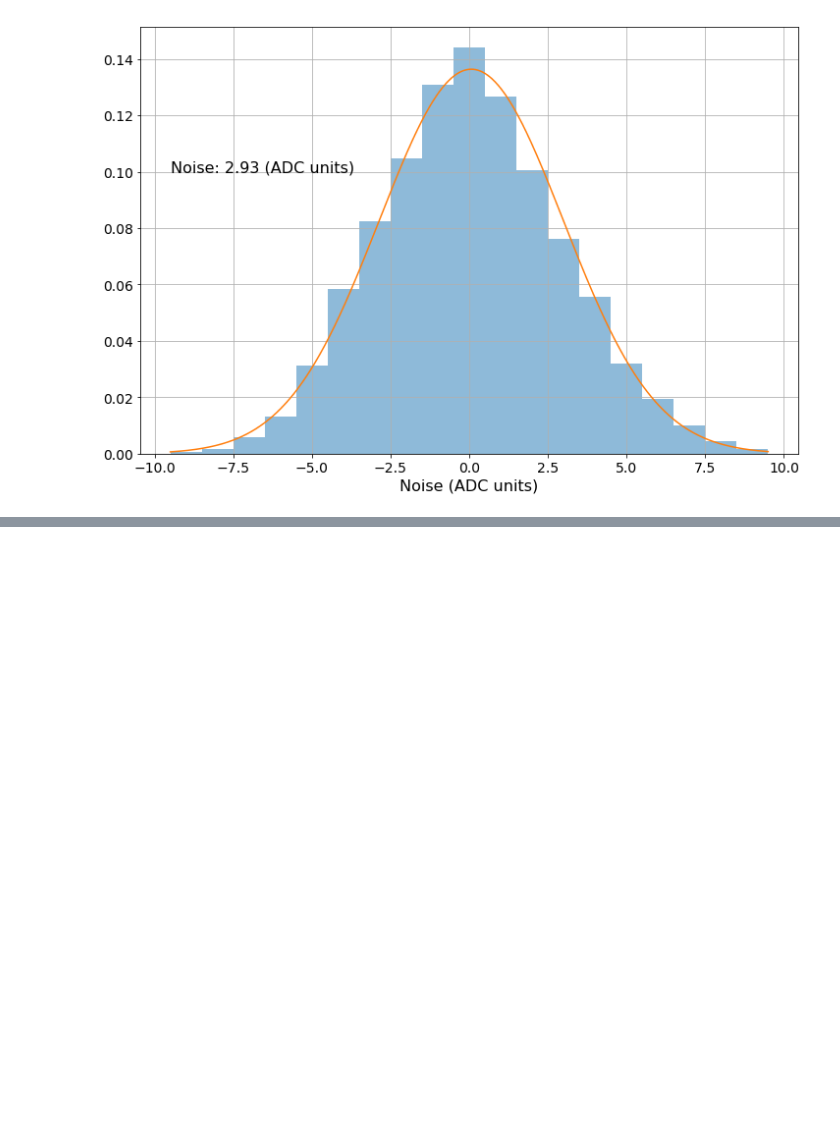
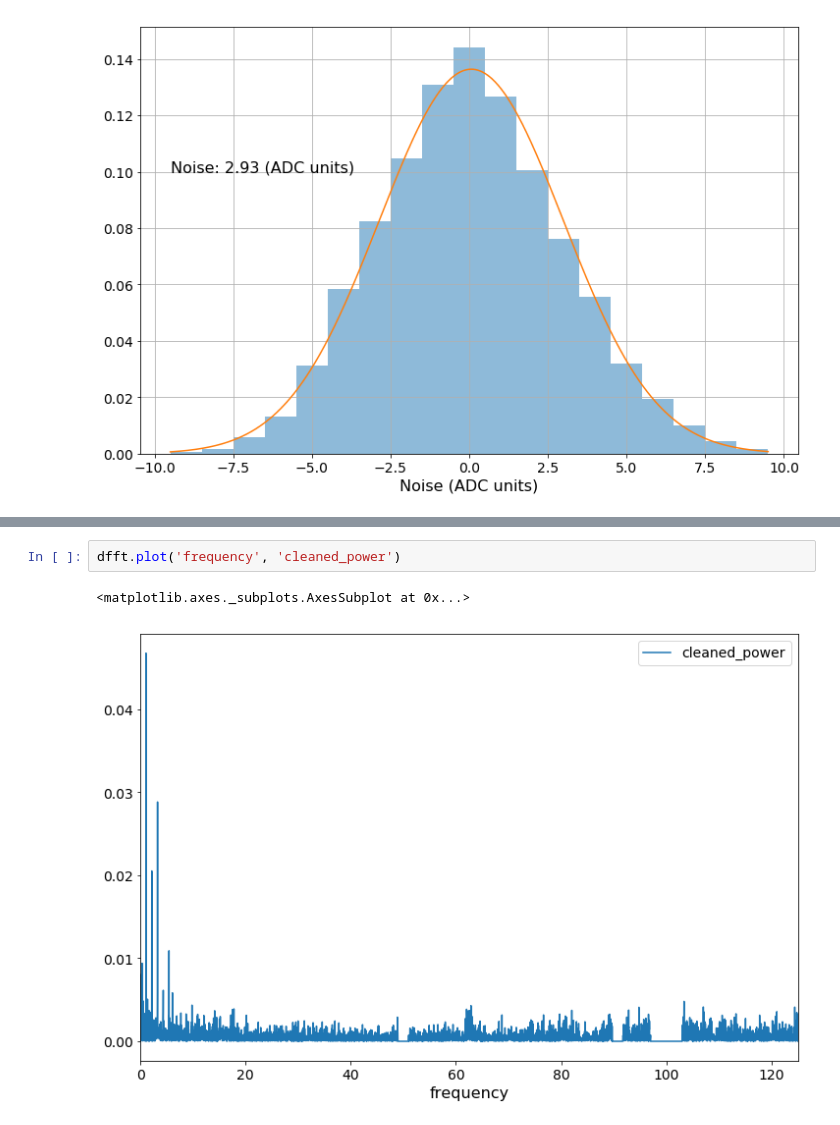
Before and after one commit to philippeller/waveform_analysis, a Jupyter notebook: example.ipynb, the cells around one changed output, grey strips where cells are left out. Drawn from its saved outputs; the diff is of its cells as text; blank space fills up the shorter version.

```diff
--- a/example.ipynb
+++ b/example.ipynb
@@ -102,0 +127,5 @@ plt.savefig('fft.png')
+# %%
+dfft.plot('frequency', 'cleaned_power')
+# %% [output]
+<matplotlib.axes._subplots.AxesSubplot at 0x...>
+[figure, added]
```
Also changed, not shown: parts of 9 cells of this notebook.
